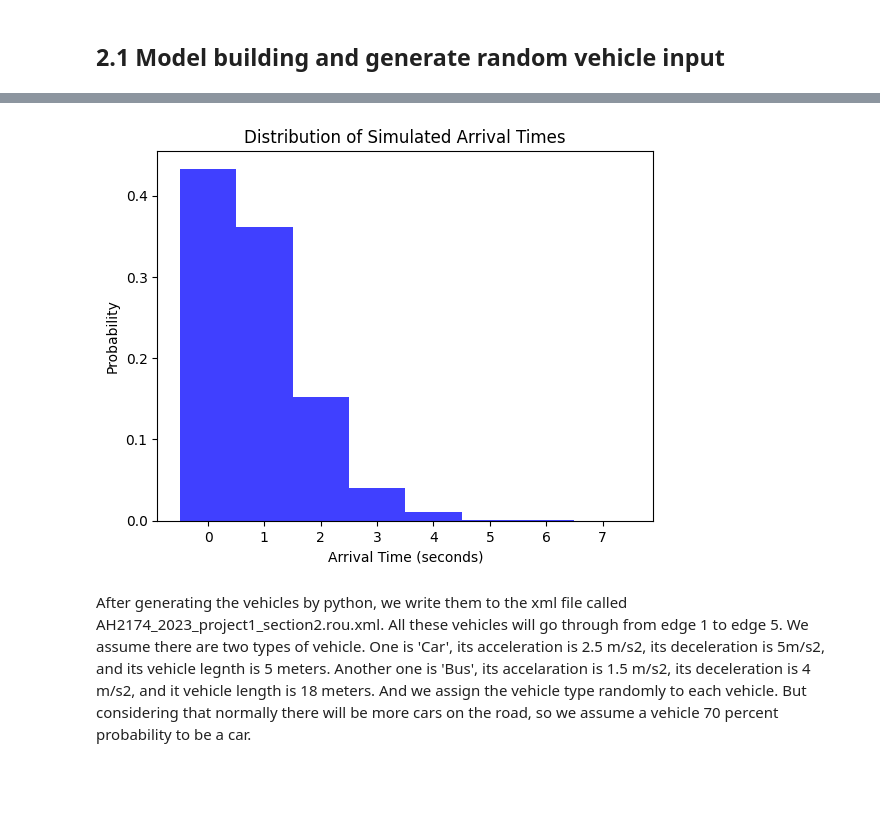
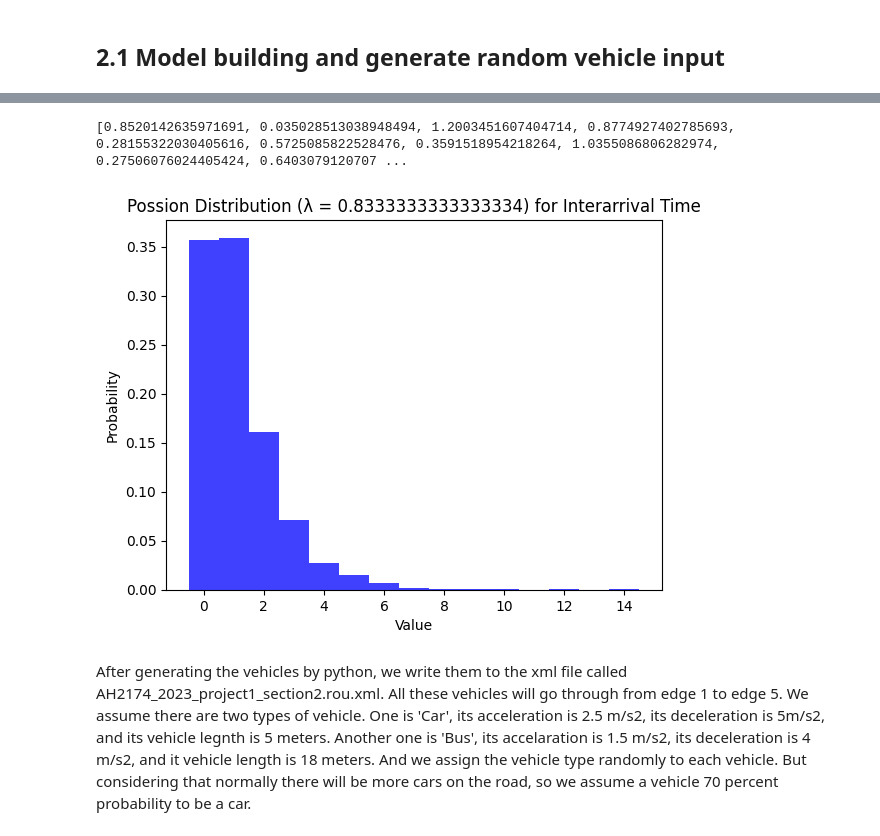
Before and after one commit to Ssactl/AH2174_HT23_Traffic-Simulation-Modelling-and-Applications, a Jupyter notebook: project1_section2/AH2174_2023_project1_Section2.ipynb, the cells around one changed output, grey strips where cells are left out. Saved outputs shown, nothing was run; the diff lists cells and outputs as text; code cells hidden in the pictures; blank space fills up the shorter version.

Commit message:
modify poisson process vehicle arrival

```diff
--- a/project1_section2/AH2174_2023_project1_Section2.ipynb
+++ b/project1_section2/AH2174_2023_project1_Section2.ipynb
@@ -61,12 +11,31 @@ vehicle number: 3000
-# %%
-# Plot the distribution of arrival times
-plt.hist(arrival_times, bins=np.arange(min(arrival_times), max(arrival_times) + 1) - 0.5, density=True, alpha=0.75, color='b')
-plt.title('Distribution of Simulated Arrival Times')
-plt.xlabel('Arrival Time (seconds)')
-plt.ylabel('Probability')
-plt.show()
-# %% [output]
-[figure, removed]
+# %%
+def generate_arrival_time(lamda):
+  start_time=0
+  t = start_time
+
+  u1 = np.random.random()
+  t -= np.log(u1) / lamda
+
+  return t
+
+arrival_rate = 3000/3600  # Arrival rate of 3000 vehicles per hour
+
+
+# Plot the histogram of multiple generated arrival time random variables
+random_variable_size = 3000
+interarrival_times = [generate_arrival_time(arrival_rate) for _ in range(random_variable_size)]
+
+print(interarrival_times)
+
+# Plot the histogram of generated arrival time random variables
+plt.hist(interarrival_times, bins=np.arange(min(interarrival_times), max(interarrival_times) + 1) - 0.5, density=True, alpha=0.75, color='b')
+plt.title(f'Possion Distribution (λ = {arrival_rate}) for Interarrival Time')
+plt.xlabel('Value')
+plt.ylabel('Probability')
+plt.show()
+# %% [output]
+[0.8520142635971691, 0.035028513038948494, 1.2003451607404714, 0.8774927402785693, 0.28155322030405616, 0.5725085822528476, 0.3591518954218264, 1.0355086806282974, 0.27506076024405424, 0.6403079120707 ...
+[figure, added]
 # %% [markdown]
 After generating the vehicles by python, we write them to the xml file called AH2174_2023_project1_section2.rou.xml. All these vehicles will go through from edge 1 to edge 5. We assume there are two types of vehicle. One is 'Car', its acceleration is 2.5 m/s2, its deceleration is 5m/s2, and its vehicle legnth is 5 meters. Another one is 'Bus', its accelaration is 1.5 m/s2, its deceleration is 4 m/s2, and it vehicle length is 18 meters. And we assign the vehicle type randomly to each vehicle. But considering that normally there will be more cars on the road, so we assume a vehicle 70 percent probability to be a car.
 # %%
```
Also changed, not shown: parts of 5 cells of this notebook, 2 other files.
